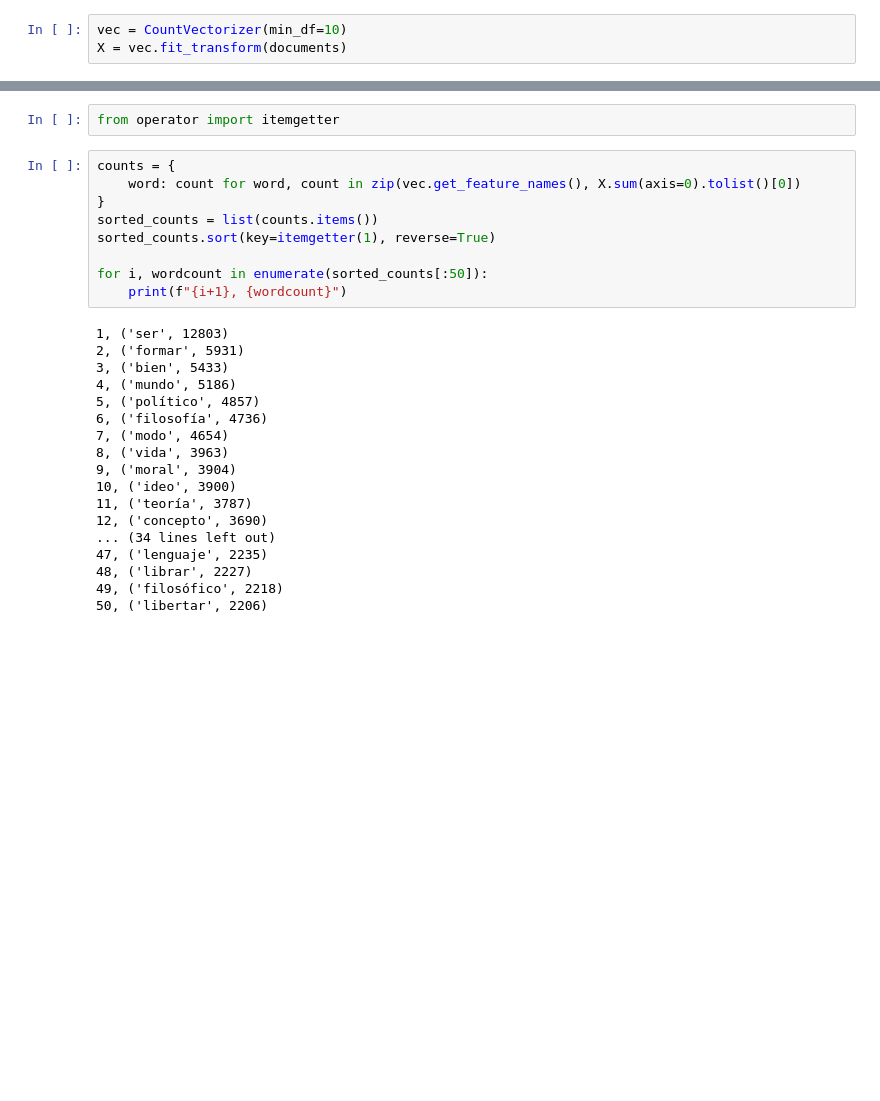
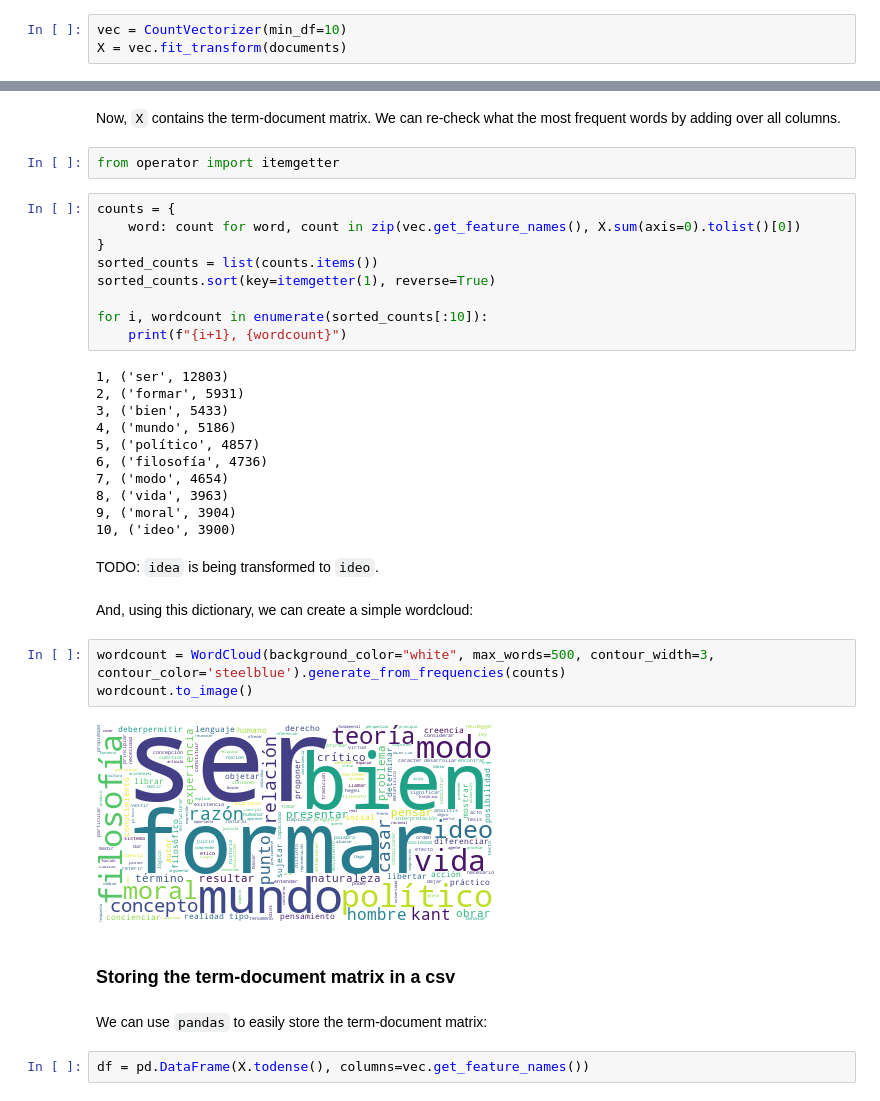
Before and after one commit to juanrloaiza/latinamerican-philosophy-mining, a Jupyter notebook: notebooks/3-LDA_Fitting.ipynb, the cells around one changed output, grey strips where cells are left out. Cells and saved outputs as stored; diff of their text form; blank space fills up the shorter version.

```diff
--- a/notebooks/3-LDA_Fitting.ipynb
+++ b/notebooks/3-LDA_Fitting.ipynb
@@ -49,3 +49,5 @@ X = vec.fit_transform(documents)
+# %% [markdown]
+Now, `X` contains the term-document matrix. We can re-check what the most frequent words by adding over all columns.
 # %%
 from operator import itemgetter
 # %%
@@ -55,7 +57,7 @@ counts = {
 sorted_counts = list(counts.items())
 sorted_counts.sort(key=itemgetter(1), reverse=True)
 
-for i, wordcount in enumerate(sorted_counts[:50]):
+for i, wordcount in enumerate(sorted_counts[:10]):
     print(f"{i+1}, {wordcount}")
 # %% [output]
 1, ('ser', 12803)
@@ -68,10 +70,18 @@ for i, wordcount in enumerate(sorted_counts[:50]):
 8, ('vida', 3963)
 9, ('moral', 3904)
 10, ('ideo', 3900)
-11, ('teoría', 3787)
-12, ('concepto', 3690)
-... (34 lines left out)
-47, ('lenguaje', 2235)
-48, ('librar', 2227)
-49, ('filosófico', 2218)
-50, ('libertar', 2206)
+# %% [markdown]
+TODO: `idea` is being transformed to `ideo`.
+# %% [markdown]
+And, using this dictionary, we can create a simple wordcloud:
+# %%
+wordcount = WordCloud(background_color="white", max_words=500, contour_width=3, contour_color='steelblue').generate_from_frequencies(counts)
+wordcount.to_image()
+# %% [output]
+[figure, added]
+# %% [markdown]
+### Storing the term-document matrix in a csv
+# %% [markdown]
+We can use `pandas` to easily store the term-document matrix:
+# %%
+df = pd.DataFrame(X.todense(), columns=vec.get_feature_names())
```
Also changed, not shown: parts of 9 cells of this notebook.
